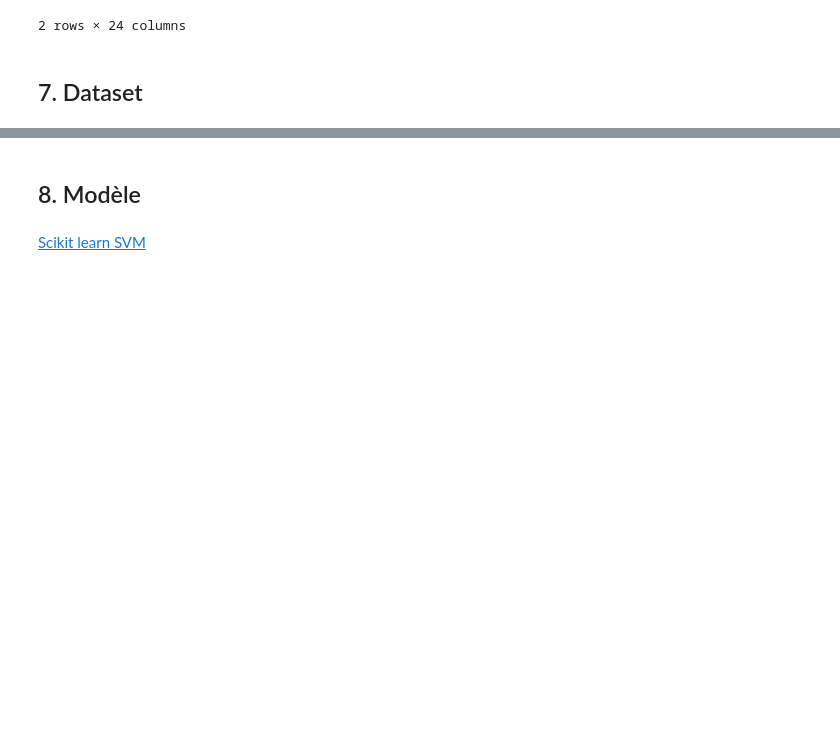
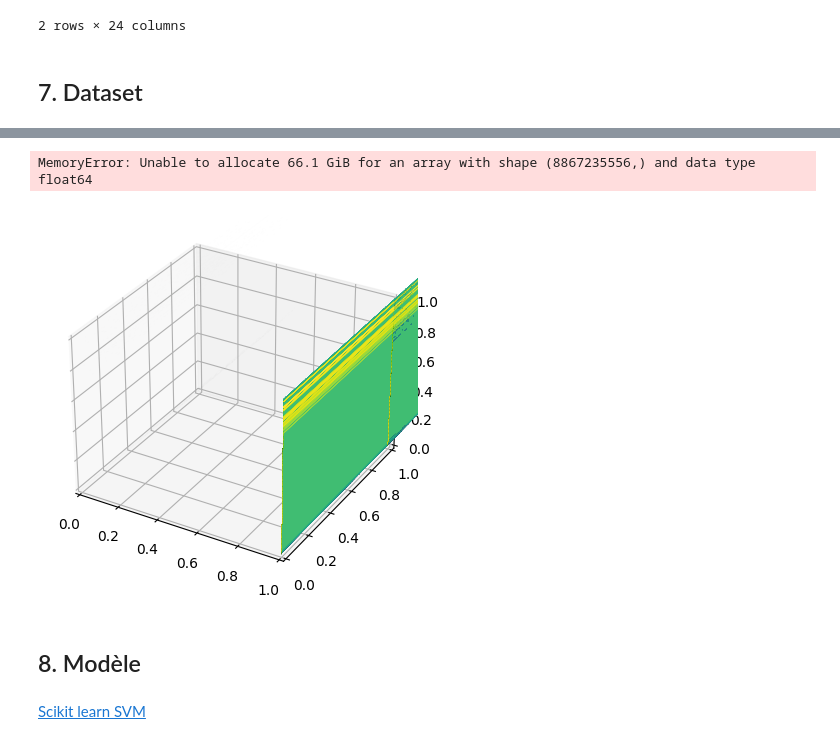
Before and after one commit to AranOribu/Prediction-Erreur-JetVarnish3DEvo, a Jupyter notebook: models/SVM_model_MLFLOW/model_classification_anomaly_detection.ipynb, the cells around one changed output, grey strips where cells are left out. Drawn from its saved outputs; the diff is of its cells as text; code cells hidden in the pictures; blank space fills up the shorter version.

Commit message:
svm model

```diff
--- a/models/SVM_model_MLFLOW/model_classification_anomaly_detection.ipynb
+++ b/models/SVM_model_MLFLOW/model_classification_anomaly_detection.ipynb
@@ -19,8 +20,8 @@ from sklearn import svm
 ## 2. Dataset metrics
 # %%
 # nom de fichier et chemin relatif
-filename = 'dataset_for_model.csv'
-path = '../../data/'
+filename = 'Predict_csv.csv'
+path = '../../data/metrics/'
 # %%
 # création d'un dataframe à partir du csv de données
 df_encoded = pd.read_csv(path+filename, index_col=0)
@@ -45,3 +66,31 @@ y = df_encoded['criticality_events'].values
+# %%
+import numpy as np
+import matplotlib.pyplot as plt
+from mpl_toolkits.mplot3d import Axes3D
+
+# Generate some sample data
+x = df_encoded['varnishLevelsTotalvolume']
+y = df_encoded['criticality_events']
+z = df_encoded[['value_counters_modules']]
+
+# Create a 3D plot
+fig = plt.figure()
+ax = fig.add_subplot(111, projection='3d')
+
+# Plot the surface
+ax.plot_surface(x, y, z, cmap='viridis')
+
+# Customize the plot
+ax.set_xlabel('X')
+ax.set_ylabel('Y')
+ax.set_zlabel('Z')
+ax.set_title('3D Plot')
+
+# Show the plot
+plt.show()
+# %% [output]
+MemoryError: Unable to allocate 66.1 GiB for an array with shape (8867235556,) and data type float64
+[figure, added]
 # %%
 # diviser les données en ensembles de formation et de test
 X_train, X_test, y_train, y_test = train_test_split(X, y, test_size=0.2, random_state=42)
```
Also changed, not shown: parts of 18 cells of this notebook, 2 other files.
